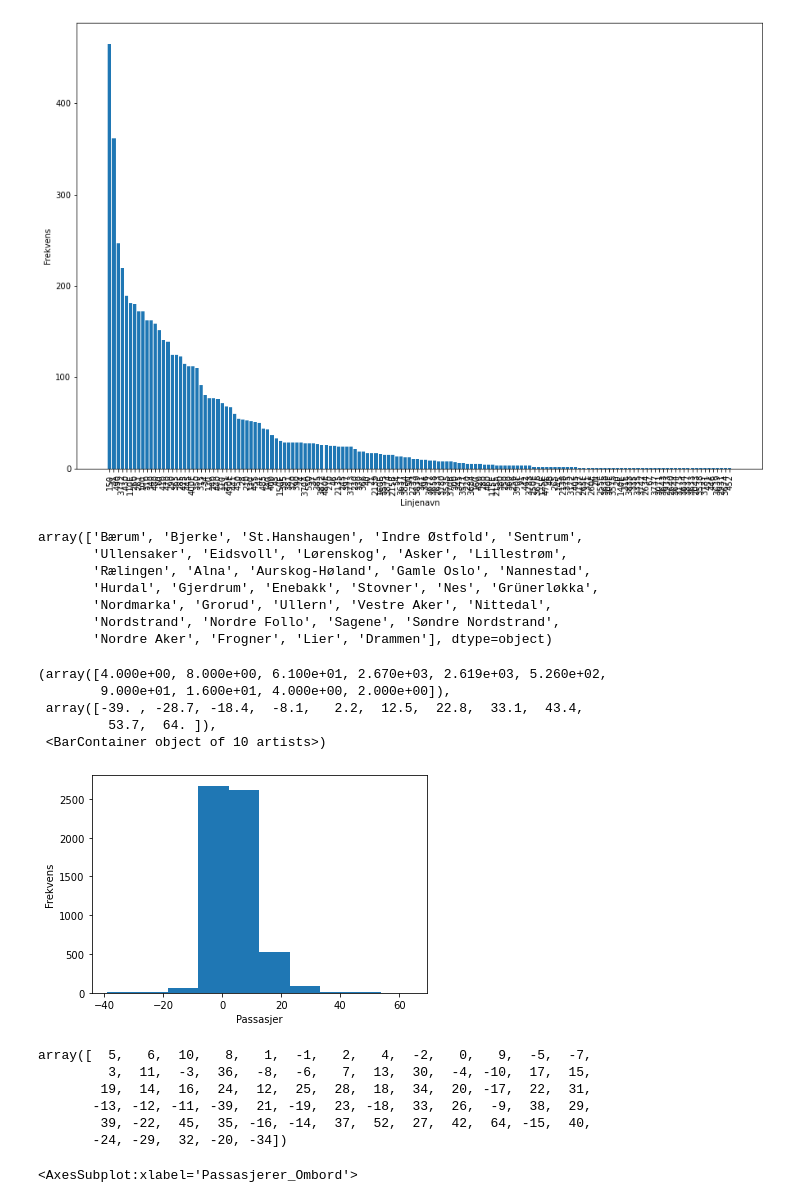
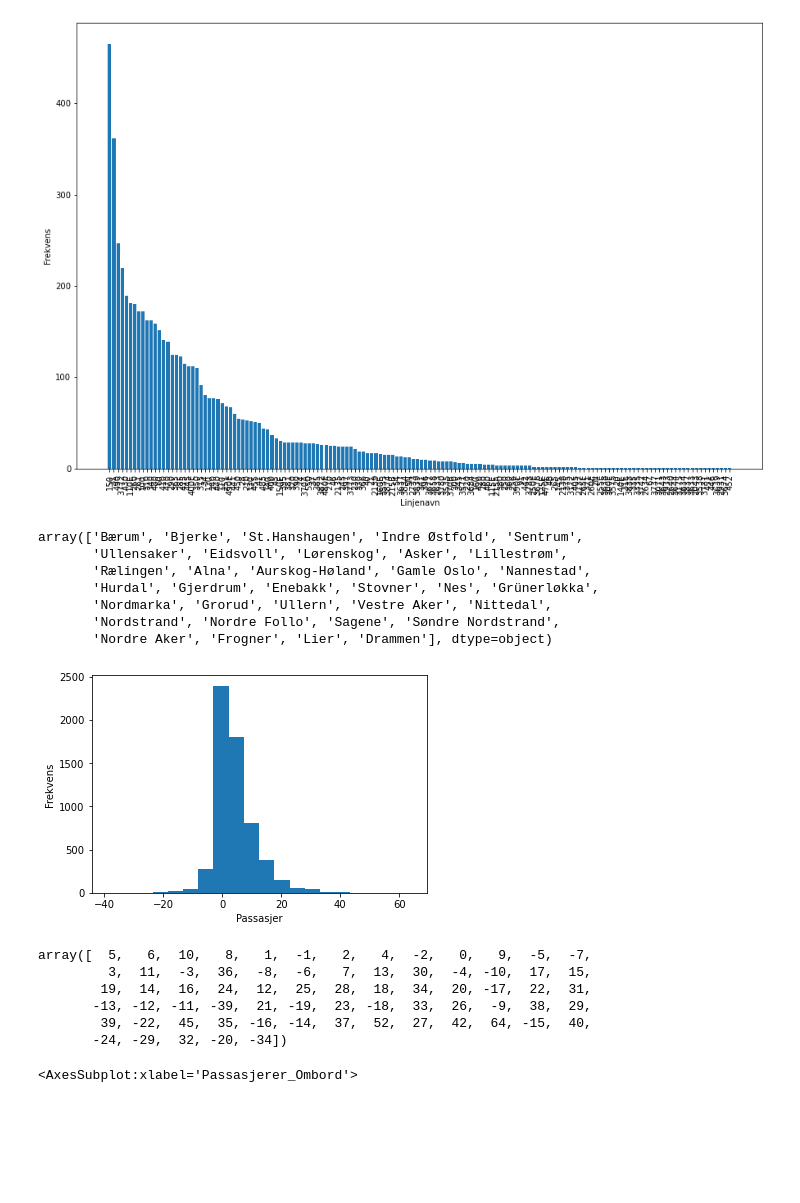
Before and after one commit to Kenn3Th/DAVE3625, a Jupyter notebook: Assignment_1/Oblig1.ipynb, the cells around one changed output. Drawn from its saved outputs; the diff is of its cells as text; code cells hidden in the pictures; blank space fills up the shorter version.

```diff
--- a/Assignment_1/Oblig1.ipynb
+++ b/Assignment_1/Oblig1.ipynb
@@ -90,38 +96,41 @@ ax_Lname.bar(LinjeNavn, Ruter_df['Linjenavn'].value_counts())
 # %% [output]
 <BarContainer object of 150 artists>
 [figure]
-# %%
-pd.unique(Ruter_df.Kommune)
-# %% [output]
-array(['Bærum', 'Bjerke', 'St.Hanshaugen', 'Indre Østfold', 'Sentrum',
-       'Ullensaker', 'Eidsvoll', 'Lørenskog', 'Asker', 'Lillestrøm',
-       'Rælingen', 'Alna', 'Aurskog-Høland', 'Gamle Oslo', 'Nannestad',
-       'Hurdal', 'Gjerdrum', 'Enebakk', 'Stovner', 'Nes', 'Grünerløkka',
-       'Nordmarka', 'Grorud', 'Ullern', 'Vestre Aker', 'Nittedal',
-       'Nordstrand', 'Nordre Follo', 'Sagene', 'Søndre Nordstrand',
-       'Nordre Aker', 'Frogner', 'Lier', 'Drammen'], dtype=object)
+# %%
+#Finding all the unique kommune in the data-set
+pd.unique(Ruter_df.Kommune)
+# %% [output]
+array(['Bærum', 'Bjerke', 'St.Hanshaugen', 'Indre Østfold', 'Sentrum',
+       'Ullensaker', 'Eidsvoll', 'Lørenskog', 'Asker', 'Lillestrøm',
+       'Rælingen', 'Alna', 'Aurskog-Høland', 'Gamle Oslo', 'Nannestad',
+       'Hurdal', 'Gjerdrum', 'Enebakk', 'Stovner', 'Nes', 'Grünerløkka',
+       'Nordmarka', 'Grorud', 'Ullern', 'Vestre Aker', 'Nittedal',
+       'Nordstrand', 'Nordre Follo', 'Sagene', 'Søndre Nordstrand',
+       'Nordre Aker', 'Frogner', 'Lier', 'Drammen'], dtype=object)
 # %%
+"""
+Here we are showing the frequency of how many passenger onboard on the busses
+the negative values is because they calculate
+onboard = passenger_off - passenger_in
+"""
 fig_passanger = plt.figure()
 ax_passanger = fig_passanger.add_subplot(1,1,1)
 ax_passanger.set_xlabel('Passasjer')
 ax_passanger.set_ylabel('Frekvens')
-ax_passanger.hist(Ruter_df.Passasjerer_Ombord)
+ax_passanger.hist(Ruter_df.Passasjerer_Ombord,bins=20)
+plt.show()
 # %% [output]
-(array([4.000e+00, 8.000e+00, 6.100e+01, 2.670e+03, 2.619e+03, 5.260e+02,
-        9.000e+01, 1.600e+01, 4.000e+00, 2.000e+00]),
- array([-39. , -28.7, -18.4,  -8.1,   2.2,  12.5,  22.8,  33.1,  43.4,
-         53.7,  64. ]),
- <BarContainer object of 10 artists>)
-[figure, old version]
+[figure, new version]
-# %%
-pd.unique(Ruter_df.Passasjerer_Ombord)
-# %% [output]
-array([  5,   6,  10,   8,   1,  -1,   2,   4,  -2,   0,   9,  -5,  -7,
-         3,  11,  -3,  36,  -8,  -6,   7,  13,  30,  -4, -10,  17,  15,
-        19,  14,  16,  24,  12,  25,  28,  18,  34,  20, -17,  22,  31,
-       -13, -12, -11, -39,  21, -19,  23, -18,  33,  26,  -9,  38,  29,
-        39, -22,  45,  35, -16, -14,  37,  52,  27,  42,  64, -15,  40,
-       -24, -29,  32, -20, -34])
+# %%
+#Find all the unique numbers in Passasjerer_Ombord
+pd.unique(Ruter_df['Passasjerer_Ombord'])
+# %% [output]
+array([  5,   6,  10,   8,   1,  -1,   2,   4,  -2,   0,   9,  -5,  -7,
+         3,  11,  -3,  36,  -8,  -6,   7,  13,  30,  -4, -10,  17,  15,
+        19,  14,  16,  24,  12,  25,  28,  18,  34,  20, -17,  22,  31,
+       -13, -12, -11, -39,  21, -19,  23, -18,  33,  26,  -9,  38,  29,
+        39, -22,  45,  35, -16, -14,  37,  52,  27,  42,  64, -15,  40,
+       -24, -29,  32, -20, -34])
 # %%
 sns.distplot(Ruter_df['Passasjerer_Ombord'], kde=True)
 # %% [output]
```
Also changed, not shown: parts of 25 cells of this notebook, 1 other file.
